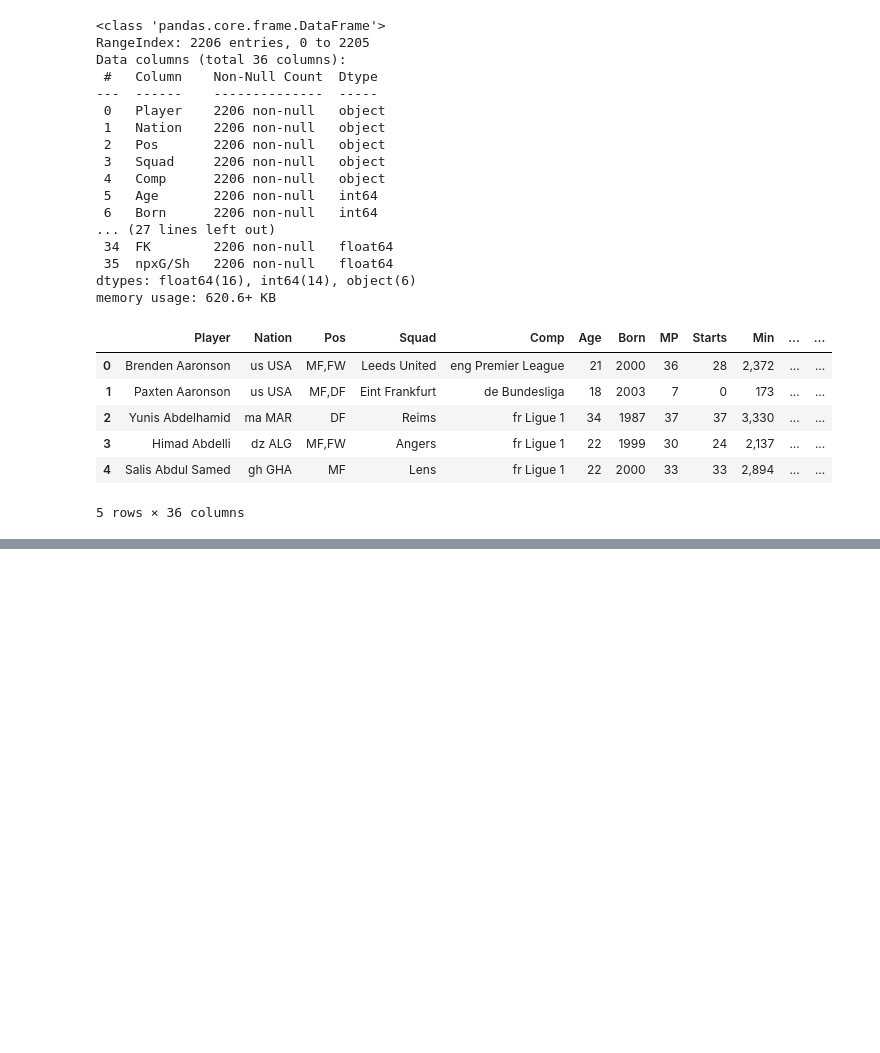
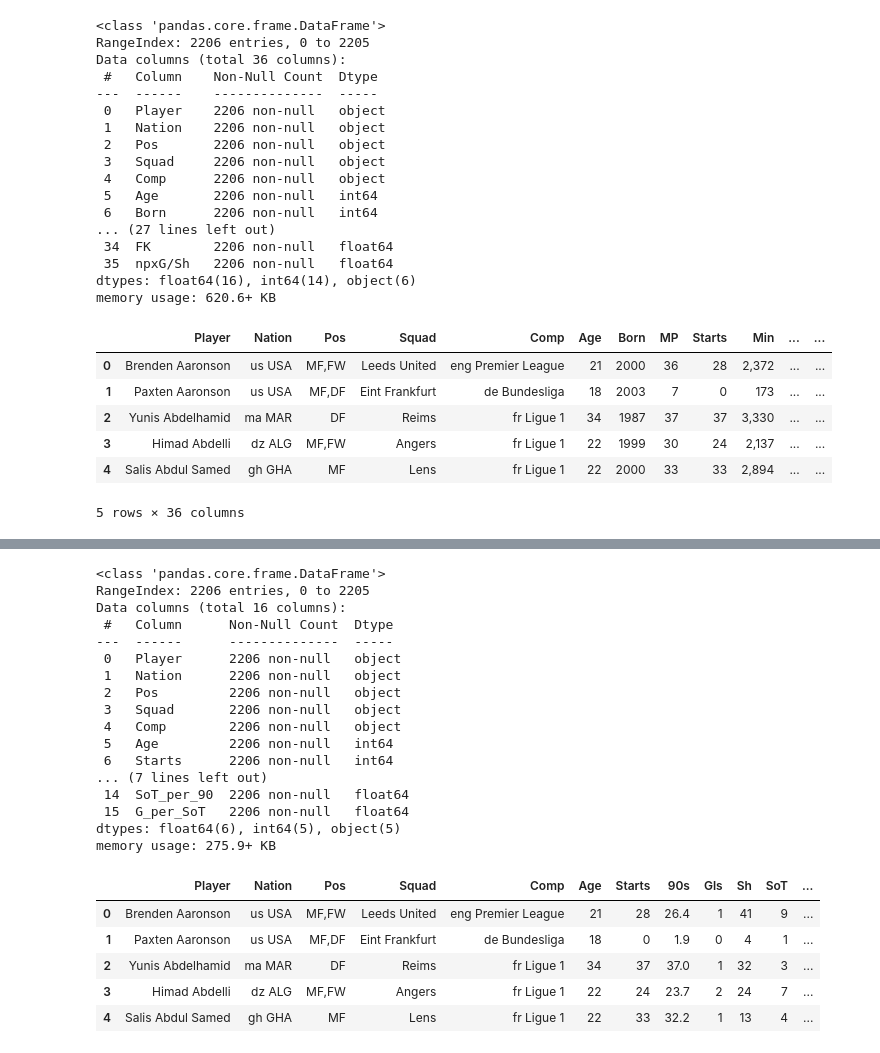
Before and after one commit to IngLuissolis/CoderHouseDataScience, a Jupyter notebook: Desafios/Data_Wrangling_PF2.ipynb, the cells around one changed output, grey strips where cells are left out. Drawn from its saved outputs; the diff is of its cells as text; code cells hidden in the pictures; blank space fills up the shorter version.

Commit message:
Entrega Desafio Ingeniería de atributos y selección de variables

```diff
--- a/Desafios/Data_Wrangling_PF2.ipynb
+++ b/Desafios/Data_Wrangling_PF2.ipynb
@@ -474,0 +483,75 @@ memory usage: 620.6+ KB
+# %%
+import pandas as pd
+import numpy as np
+
+ruta_archivo = '../DataSets/european_leagues_player_stats/combined_data.csv'
+
+# Read the combined data into a Pandas DataFrame
+df = pd.read_csv(ruta_archivo, delimiter=',')
+
+df = df[['Player', 'Nation', 'Pos', 'Squad', 'Comp', 'Age', 'Starts', '90s', 'Gls', 'Sh', 'SoT', 'FK', 'Dist']]
+# %%
+# Create the `SoT_per_90` variable
+df['Sh_per_90'] = df['Sh'] / df['90s']
+
+# Create the `SoT_per_90` variable
+df['SoT_per_90'] = df['SoT'] / df['90s']
+
+# Create the `G_per_SoT` variable
+df['G_per_SoT'] = df['Gls'] / df['SoT']
+
+# Eliminar valores NaN
+df['SoT_per_90'].replace(np.NAN, 0, inplace=True)
+df['G_per_SoT'].replace(np.NAN, 0, inplace=True)
+df['Sh_per_90'].replace(np.NAN, 0, inplace=True)
+
+# Eliminar valores infinitos
+df['SoT_per_90'].replace(np.inf, 0, inplace=True)
+df['G_per_SoT'].replace(np.inf, 0, inplace=True)
+df['Sh_per_90'].replace(np.inf, 0, inplace=True)
+
+# Eliminar valores demasiado grandes
+df['SoT_per_90'].replace(np.nan, 0, inplace=True)
+df['G_per_SoT'].replace(np.nan, 0, inplace=True)
+df['Sh_per_90'].replace(np.nan, 0, inplace=True)
+
+# Save the DataFrame to a CSV file
+df.to_csv('../DataSets/european_leagues_player_stats/sintetic_data.csv', index=False)
+
+ruta_archivo = '../DataSets/european_leagues_player_stats/sintetic_data.csv'
+
+# Read the combined data into a Pandas DataFrame
+df = pd.read_csv(ruta_archivo, delimiter=',')
+
+# Get information about the DataFrame
+df.info()
+
+# Calculate descriptive statistics
+df.describe()
+
+# See the first few rows of the DataFrame
+df.head()
+# %% [output]
+<class 'pandas.core.frame.DataFrame'>
+RangeIndex: 2206 entries, 0 to 2205
+Data columns (total 16 columns):
+ #   Column      Non-Null Count  Dtype
+---  ------      --------------  -----
+ 0   Player      2206 non-null   object
+ 1   Nation      2206 non-null   object
+ 2   Pos         2206 non-null   object
+ 3   Squad       2206 non-null   object
+ 4   Comp        2206 non-null   object
+ 5   Age         2206 non-null   int64
+ 6   Starts      2206 non-null   int64
+... (7 lines left out)
+ 14  SoT_per_90  2206 non-null   float64
+ 15  G_per_SoT   2206 non-null   float64
+dtypes: float64(6), int64(5), object(5)
+memory usage: 275.9+ KB
+|  | Player | Nation | Pos | Squad | Comp | Age | Starts | 90s | Gls | Sh | SoT | ... |
+| 0 | Brenden Aaronson | us USA | MF,FW | Leeds United | eng Premier League | 21 | 28 | 26.4 | 1 | 41 | 9 | ... |
+| 1 | Paxten Aaronson | us USA | MF,DF | Eint Frankfurt | de Bundesliga | 18 | 0 | 1.9 | 0 | 4 | 1 | ... |
+| 2 | Yunis Abdelhamid | ma MAR | DF | Reims | fr Ligue 1 | 34 | 37 | 37.0 | 1 | 32 | 3 | ... |
+| 3 | Himad Abdelli | dz ALG | MF,FW | Angers | fr Ligue 1 | 22 | 24 | 23.7 | 2 | 24 | 7 | ... |
+| 4 | Salis Abdul Samed | gh GHA | MF | Lens | fr Ligue 1 | 22 | 33 | 32.2 | 1 | 13 | 4 | ... |
```
Also changed, not shown: parts of 1 cell of this notebook, 4 other files.
